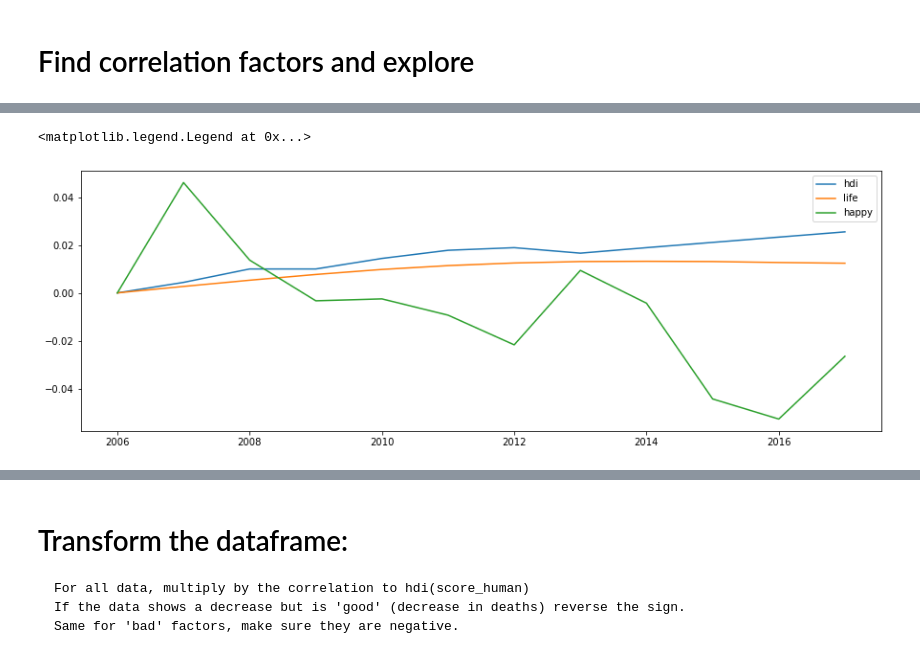
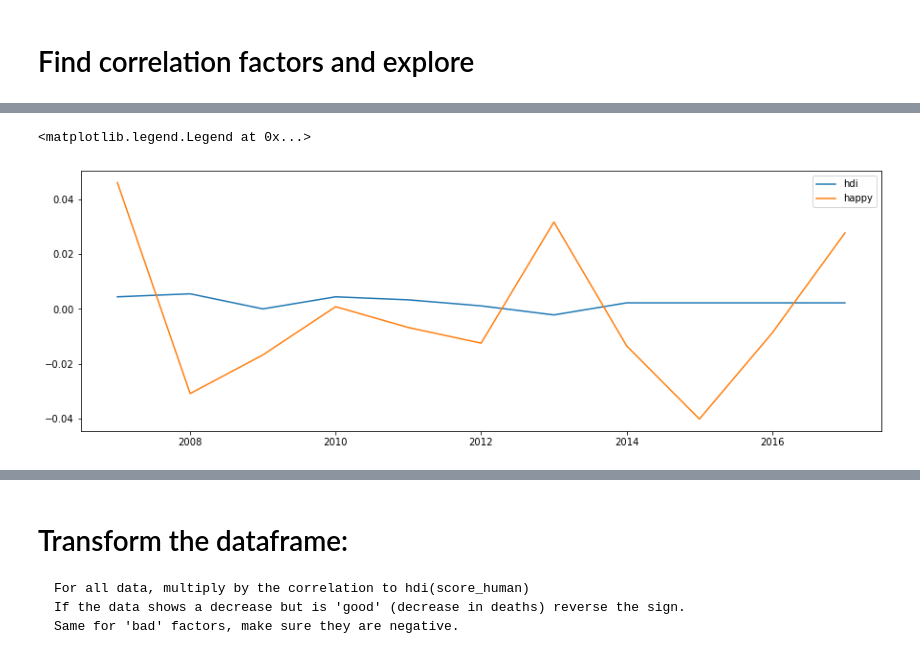
Before and after one commit to brendagutman/USA_Prosperity, a Jupyter notebook: Notebooks/usa_prosperity.ipynb, the cells around one changed output, grey strips where cells are left out. Drawn from its saved outputs; the diff is of its cells as text; code cells hidden in the pictures.

```diff
--- a/Notebooks/usa_prosperity.ipynb
+++ b/Notebooks/usa_prosperity.ipynb
@@ -117,7 +289,9 @@ death_risk_san_clean = death_risk_san_clean[['Entity', 'Year','score_s']]
 # %%
 #filter and clean death by risk factor data - water
 death_risk_clean = death_risk[(death_risk['Code'] == 'USA')&(death_risk['Year'] >= 2006)&(death_risk['Year'] < 2018)]
-death_risk_clean = death_risk_clean.sort_values(['Year'], ascending = (False))
-death_risk_clean.insert(4, 'start_value_w', 399.898736)
+death_risk_clean = death_risk_clean.sort_values(['Year'], ascending = (True))
+#death_risk_clean.insert(4, 'start_value_w', 399.898736)
+death_risk_clean['start_value_w'] = (death_risk_clean['Deaths - Unsafe water source - Sex: Both - Age: All Ages (Number)'].shift(1))
 death_risk_clean['score_w'] = round((death_risk_clean['Deaths - Unsafe water source - Sex: Both - Age: All Ages (Number)'] / death_risk_clean['start_value_w'])-1,4)
 death_risk_clean = death_risk_clean[['Entity', 'Year','score_w']]
+death_risk_clean
@@ -124,7 +312,9 @@ death_risk_clean = death_risk_clean[['Entity', 'Year','score_w']]
 # %%
 #filter and clean death by suicide
 suicide_clean = suicide[(suicide['Code'] == 'USA')&(suicide['Year'] >= 2006)&(suicide['Year'] < 2018)]
-suicide_clean = suicide_clean.sort_values(['Year'], ascending = (False))
-suicide_clean.insert(4, 'start_value_su', 11.633350	)
+suicide_clean = suicide_clean.sort_values(['Year'], ascending = (True))
+#suicide_clean.insert(4, 'start_value_su', 11.633350	)
+suicide_clean['start_value_su'] = (suicide_clean['Deaths - Self-harm - Sex: Both - Age: Age-standardized (Rate)'].shift(1))
 suicide_clean['score_su'] = round((suicide_clean['Deaths - Self-harm - Sex: Both - Age: Age-standardized (Rate)'] / suicide_clean['start_value_su'])-1,4)
 suicide_clean = suicide_clean[['Entity', 'Year','score_su']]
+suicide_clean
@@ -131,7 +335,9 @@ suicide_clean = suicide_clean[['Entity', 'Year','score_su']]
 # %%
 #filter and clean death by HIV/AIDS
 inf_disease_clean = inf_disease[(inf_disease['Code'] == 'USA')&(inf_disease['Year'] >= 2006)&(inf_disease['Year'] < 2018)]
-inf_disease_clean = inf_disease_clean.sort_values(['Year'], ascending = (False))
+inf_disease_clean = inf_disease_clean.sort_values(['Year'], ascending = (True))
 inf_disease_clean.insert(4, 'start_value_hiv', 43422.086238)
+inf_disease_clean['start_value_hiv'] = (inf_disease_clean['Incidence - HIV/AIDS - Sex: Both - Age: All Ages (Number)'].shift(1))
 inf_disease_clean['score_hiv'] = round((inf_disease_clean['Incidence - HIV/AIDS - Sex: Both - Age: All Ages (Number)'] / inf_disease_clean['start_value_hiv'])-1,4)
 inf_disease_clean = inf_disease_clean[['Entity', 'Year','score_hiv']]
+inf_disease_clean
@@ -138,7 +358,9 @@ inf_disease_clean = inf_disease_clean[['Entity', 'Year','score_hiv']]
 # %%
 #filter and clean death by TB
 inf_disease_t_clean = inf_disease[(inf_disease['Code'] == 'USA')&(inf_disease['Year'] >= 2006)&(inf_disease['Year'] < 2018)]
-inf_disease_t_clean = inf_disease_t_clean.sort_values(['Year'], ascending = (False))
-inf_disease_t_clean.insert(4, 'start_value_t', 11464.262352)
+inf_disease_t_clean = inf_disease_t_clean.sort_values(['Year'], ascending = (True))
+#inf_disease_t_clean.insert(4, 'start_value_t', 11464.262352)
+inf_disease_t_clean['start_value_t'] = (inf_disease_t_clean['Incidence - Tuberculosis - Sex: Both - Age: All Ages (Number)'].shift(1))
 inf_disease_t_clean['score_t'] = round((inf_disease_t_clean['Incidence - Tuberculosis - Sex: Both - Age: All Ages (Number)'] / inf_disease_t_clean['start_value_t'])-1,4)
 inf_disease_t_clean = inf_disease_t_clean[['Entity', 'Year','score_t']]
+inf_disease_t_clean
@@ -203,12 +435,12 @@ _=sns.heatmap(df_merged.corr(), annot=True,cmap=cmap,linewidths=3, linecolor='bl
 # %%
 plt.figure(figsize = (15,5))
 plt.plot(df_merged['Year'],df_merged['score_human'], label = 'hdi')
-plt.plot(df_merged['Year'],df_merged['score_le'],label = 'life')
+#plt.plot(df_merged['Year'],df_merged['score_le'],label = 'life')
 plt.plot(df_merged['Year'],df_merged['score_happy'],label = 'happy')
 plt.legend()
 # %% [output]
 <matplotlib.legend.Legend at 0x...>
-[figure, old version]
+[figure, new version]
 # %%
 df_merged
 # %% [output]
```
Also changed, not shown: parts of 22 cells of this notebook, 25 other files.
